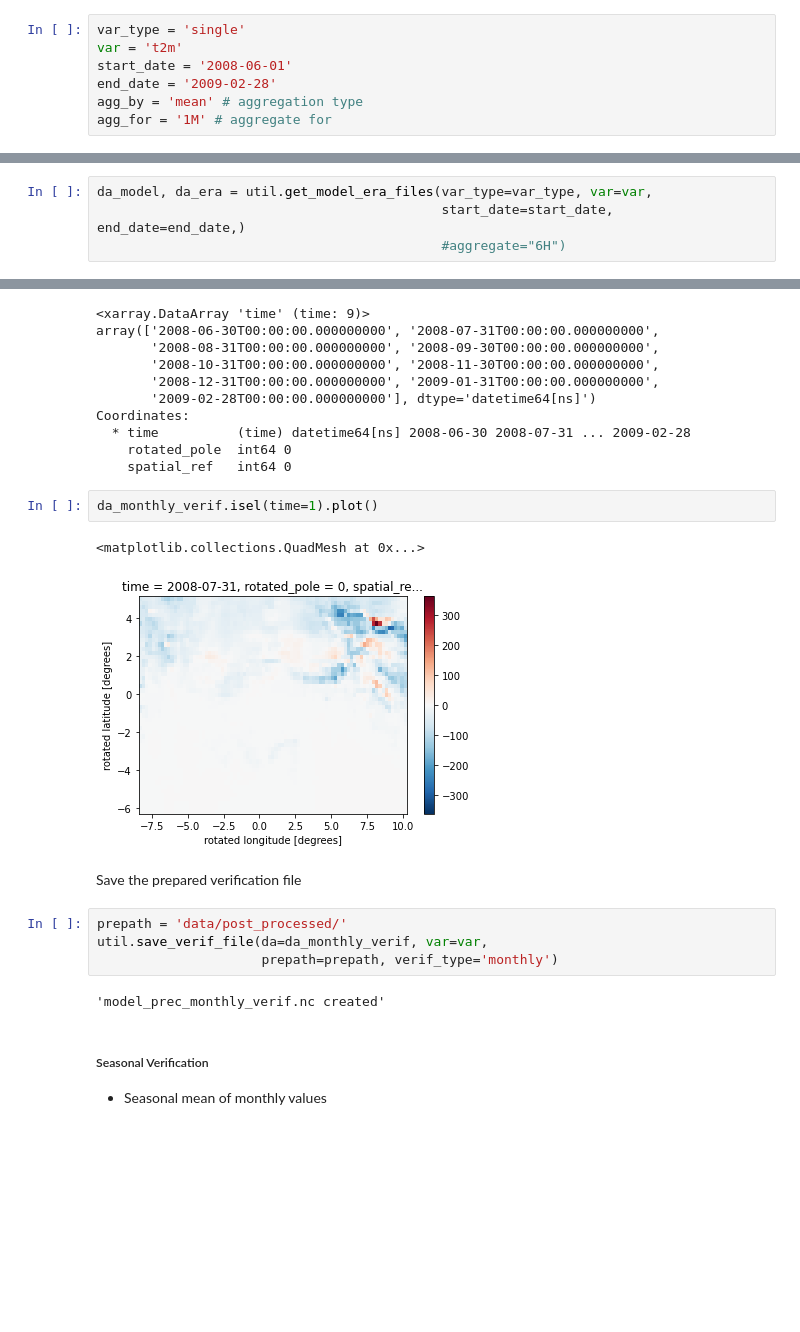
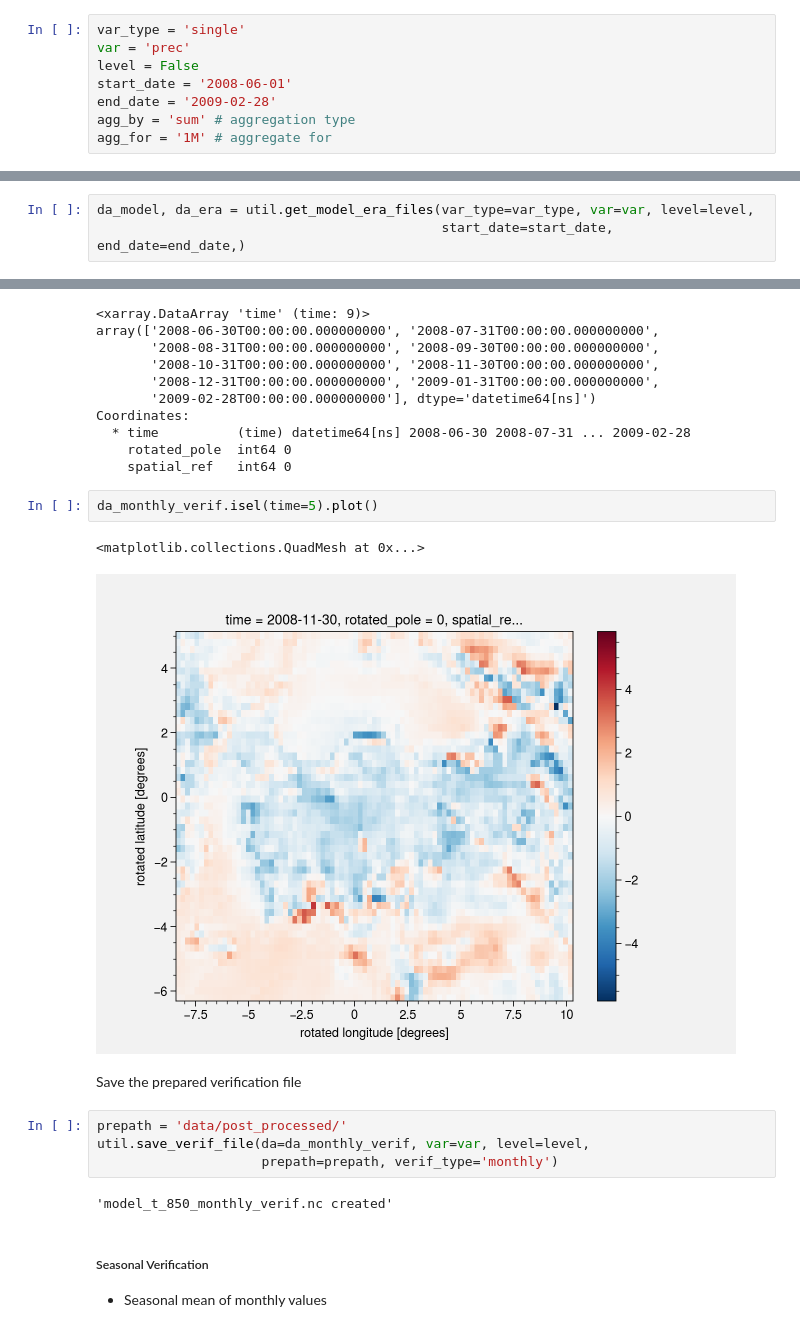
Before and after one commit to berkaydonmezs/climate-modeling-course-project, a Jupyter notebook: src/model_verification.ipynb, the cells around one changed output, grey strips where cells are left out. Cells and saved outputs as stored; diff of their text form; blank space fills up the shorter version.

Commit message:
add anomaly and graphic creation notebooks

```diff
--- a/src/model_verification.ipynb
+++ b/src/model_verification.ipynb
@@ -26,16 +33,16 @@ var:
 # %%
 var_type = 'single'
-var = 't2m'
+var = 'prec'
+level = False
 start_date = '2008-06-01'
 end_date = '2009-02-28'
-agg_by = 'mean' # aggregation type
+agg_by = 'sum' # aggregation type
 agg_for = '1M' # aggregate for
 # %% [markdown]
 Retrieve aggregated ERA5 and model files
 # %%
-da_model, da_era = util.get_model_era_files(var_type=var_type, var=var,
+da_model, da_era = util.get_model_era_files(var_type=var_type, var=var, level=level,
                                             start_date=start_date, end_date=end_date,)
-                                            #aggregate="6H")
 # %% [markdown]
 Regrid and interpolate ERA5 data to the model grid
 # %%
@@ -76,18 +91,18 @@ Coordinates:
     rotated_pole  int64 0
     spatial_ref   int64 0
 # %%
-da_monthly_verif.isel(time=1).plot()
+da_monthly_verif.isel(time=5).plot()
 # %% [output]
 <matplotlib.collections.QuadMesh at 0x...>
-[figure, old version]
+[figure, new version]
 # %% [markdown]
 Save the prepared verification file
 # %%
 prepath = 'data/post_processed/'
-util.save_verif_file(da=da_monthly_verif, var=var,
+util.save_verif_file(da=da_monthly_verif, var=var, level=level,
                      prepath=prepath, verif_type='monthly')
 # %% [output]
-'model_prec_monthly_verif.nc created'
+'model_t_850_monthly_verif.nc created'
 # %% [markdown]
 ##### Seasonal Verification
 
```
Also changed, not shown: parts of 11 cells of this notebook, 4 other files.
